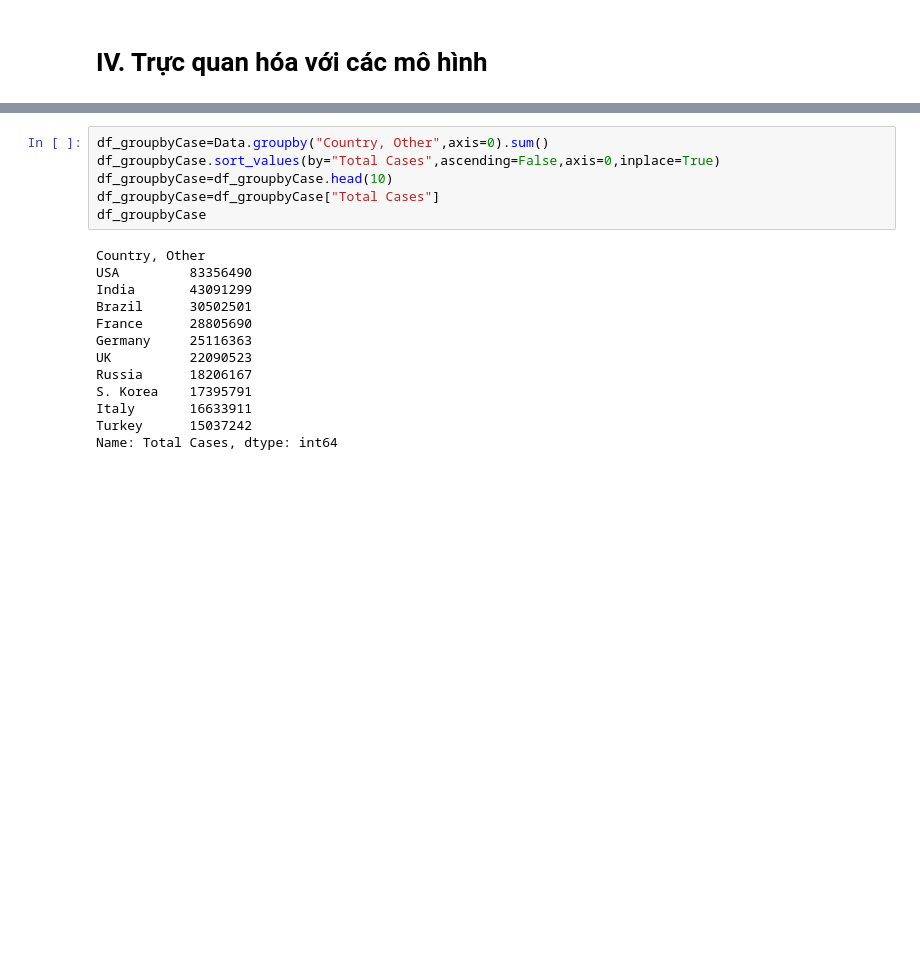
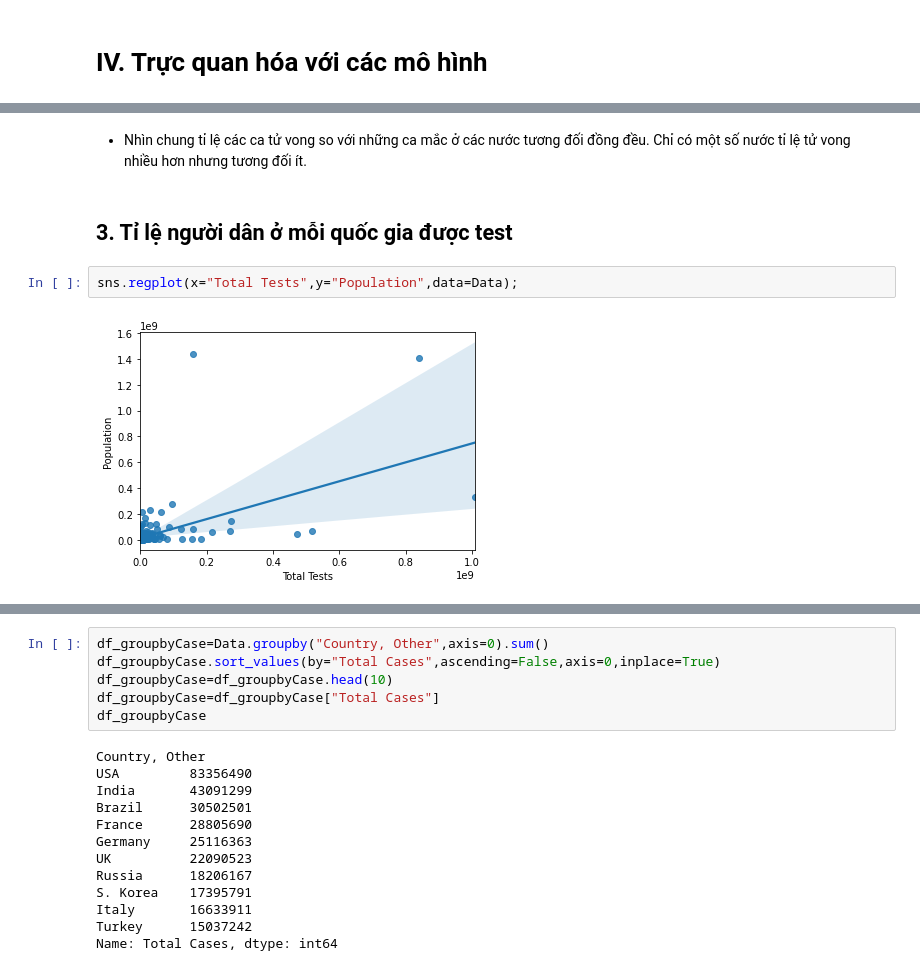
Before and after one commit to huungociter/VISUALIZE-CORONA, a Jupyter notebook: Data_Visualize.ipynb, the cells around one changed output, grey strips where cells are left out. Cells and saved outputs as stored; diff of their text form; blank space fills up the shorter version.

```diff
--- a/Data_Visualize.ipynb
+++ b/Data_Visualize.ipynb
@@ -101,0 +81,8 @@ Deadpercent_df
+# %% [markdown]
+- Nhìn chung tỉ lệ các ca tử vong so với những ca mắc ở các nước tương đối đồng đều. Chỉ có một số nước tỉ lệ tử vong nhiều hơn nhưng tương đối ít.
+# %% [markdown]
+## 3. Tỉ lệ người dân ở mỗi quốc gia được test
+# %%
+sns.regplot(x="Total Tests",y="Population",data=Data);
+# %% [output]
+[figure, added]
```
Also changed, not shown: parts of 23 cells of this notebook, 1 other file.
